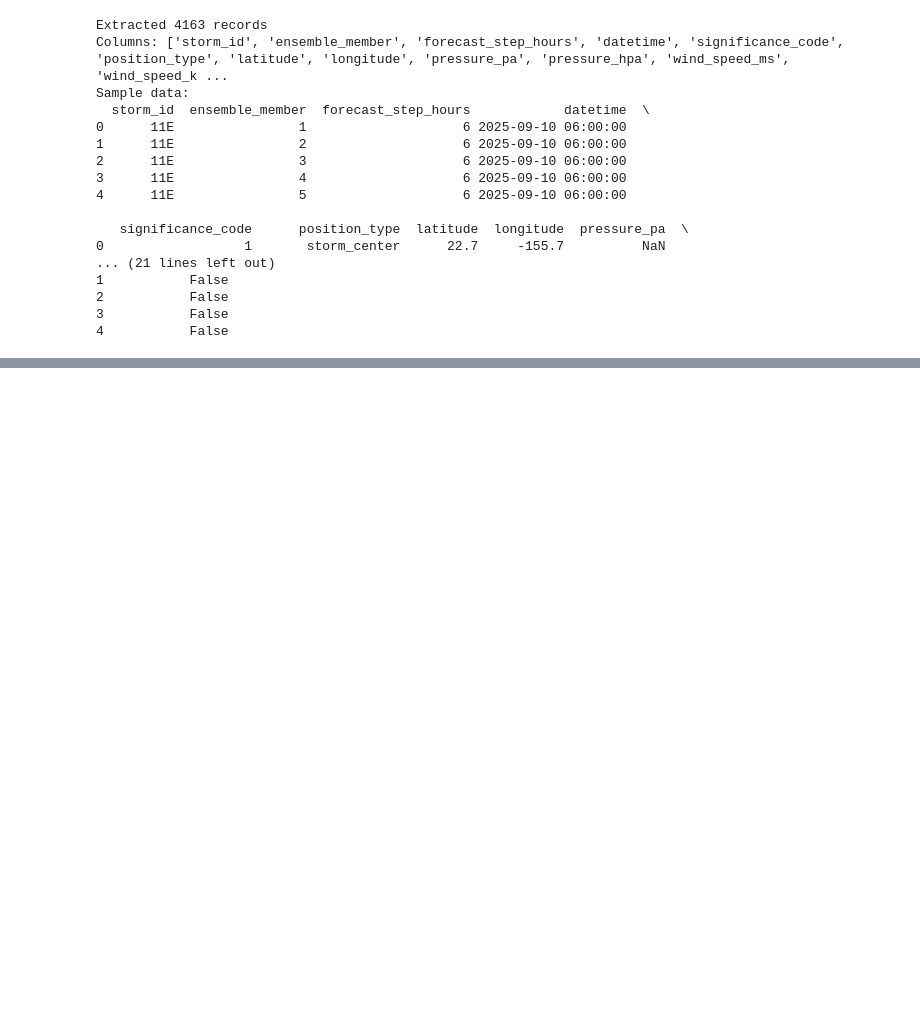
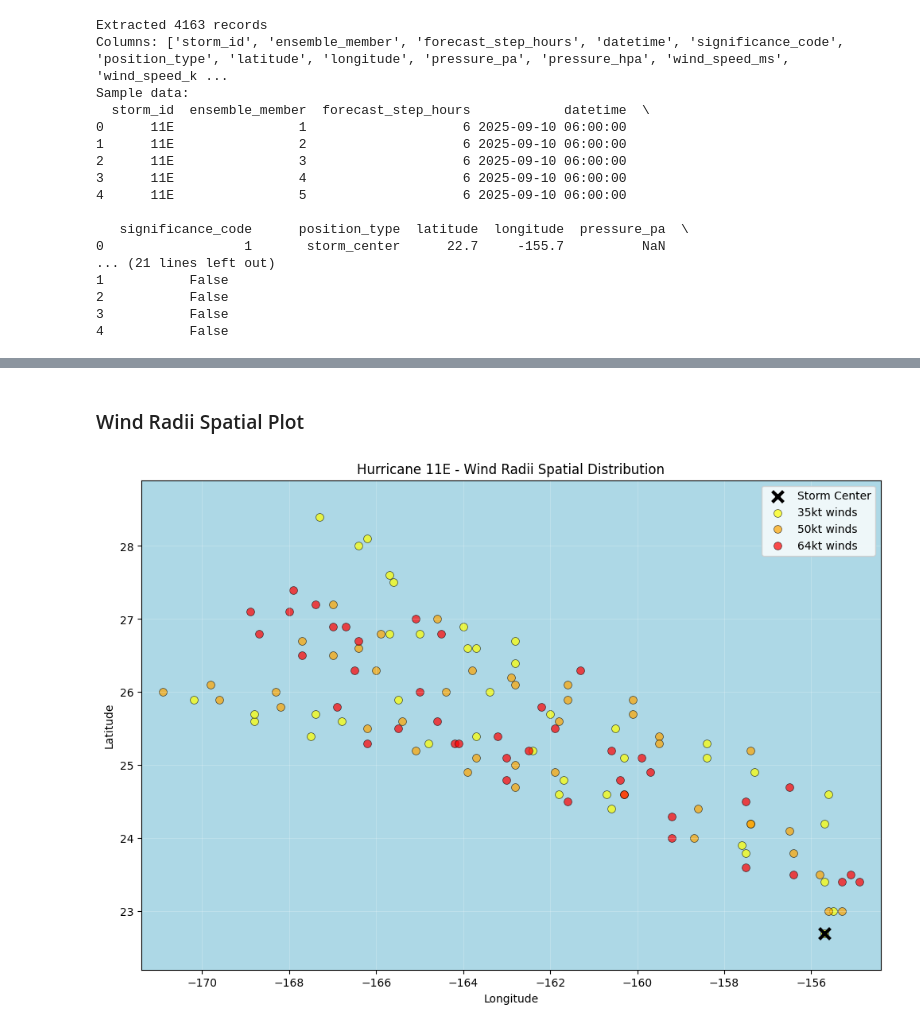
Before and after one commit to felixschwebel/TC-Forecasts-ECMWF, a Jupyter notebook: ecmwf_tc_forecasts_example.ipynb, the cells around one changed output, grey strips where cells are left out. Saved outputs shown, nothing was run; the diff lists cells and outputs as text; code cells hidden in the pictures; blank space fills up the shorter version.

```diff
--- a/ecmwf_tc_forecasts_example.ipynb
+++ b/ecmwf_tc_forecasts_example.ipynb
@@ -105,0 +164,6 @@ Sample data:
+# %% [markdown]
+### Wind Radii Spatial Plot
+# %%
+fig_radii_spatial = create_wind_radii_spatial_plot(df, radii_df)
+# %% [output]
+[figure, added]
```
Also changed, not shown: parts of 12 cells of this notebook, 2 other files.
